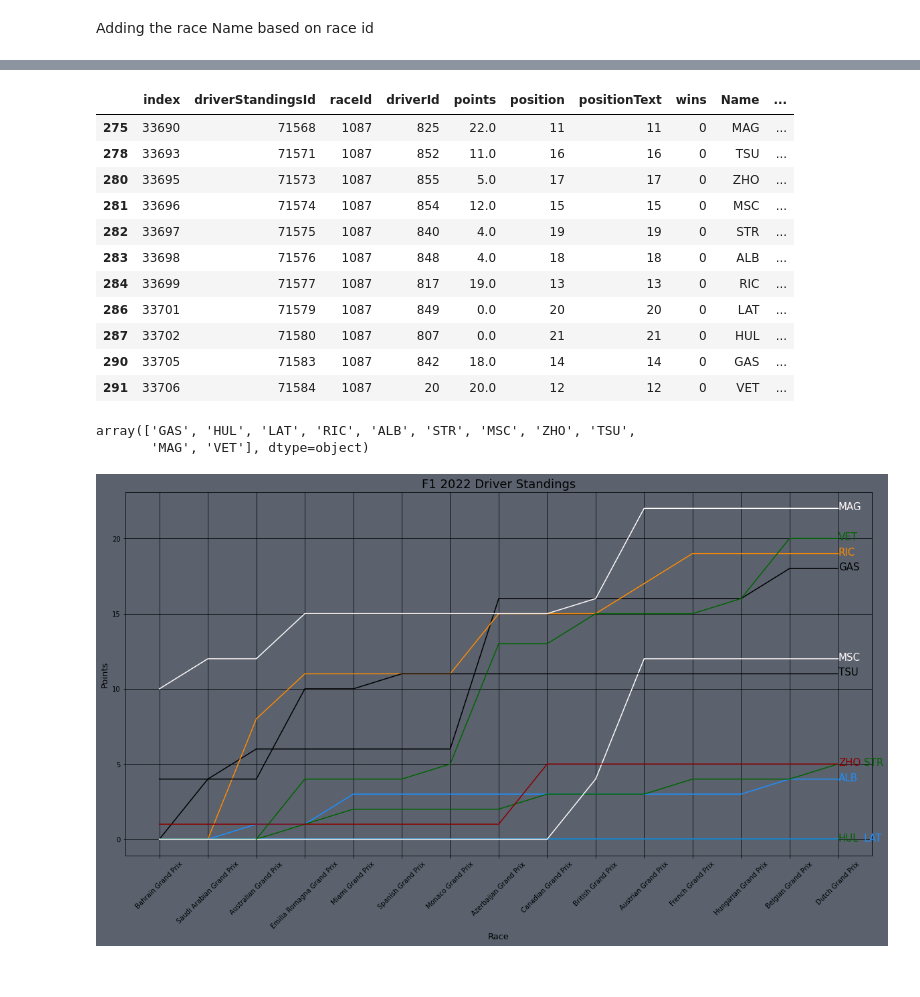
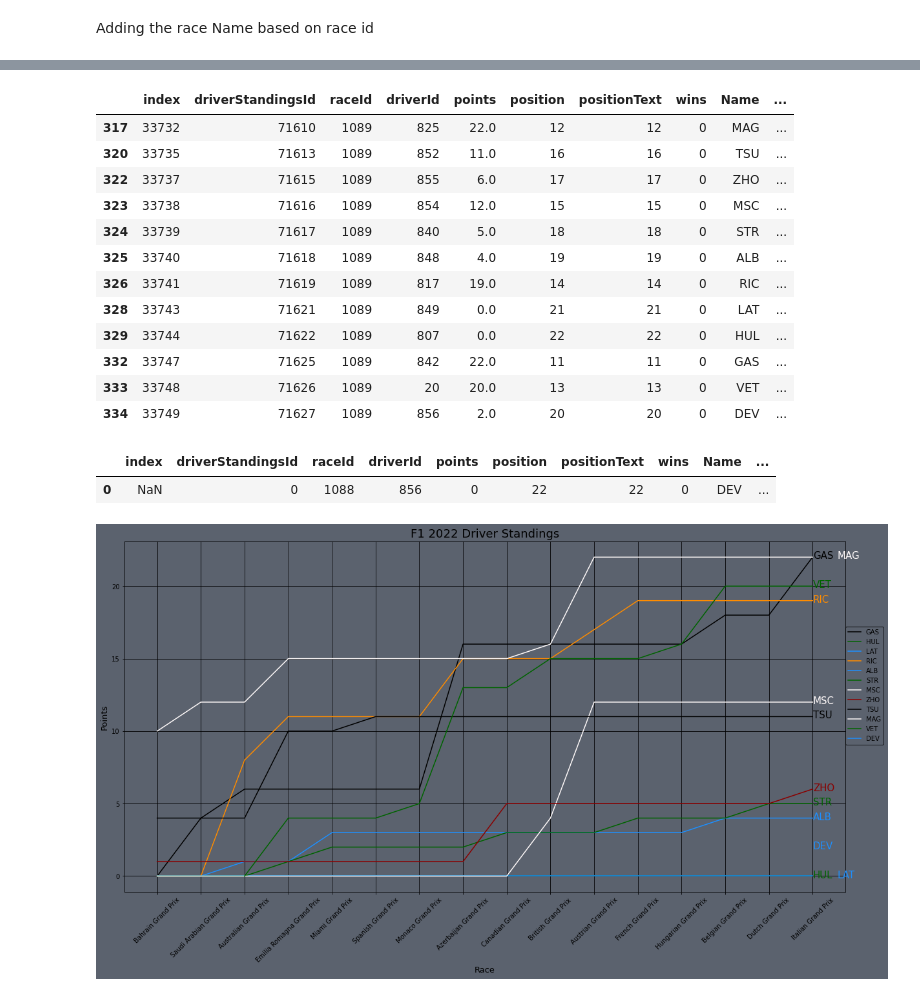
Before and after one commit to SpencerReno/Formula_one, a Jupyter notebook: 2022_season/Driver_Champ.ipynb, the cells around one changed output, grey strips where cells are left out. Saved outputs shown, nothing was run; the diff lists cells and outputs as text; code cells hidden in the pictures.

Commit message:
Driver Champs

```diff
--- a/2022_season/Driver_Champ.ipynb
+++ b/2022_season/Driver_Champ.ipynb
@@ -192,33 +211,49 @@ plt.show()
 # %%
-driverids = driver_standings[(driver_standings['raceId'] == 1087) & (driver_standings['points'] <= 35)]['driverId']
+driverids = driver_standings[(driver_standings['raceId'] == last_most_race) & (driver_standings['points'] <= 35)]['driverId']
 # %%
 driver_standings2 = driver_standings[driver_standings['driverId'].isin(driverids)]
 # %%
-driver_standings2[driver_standings2['raceId'] == 1087]
+driver_standings2[driver_standings2['raceId'] == last_most_race]
 # %% [output]
 |  | index | driverStandingsId | raceId | driverId | points | position | positionText | wins | Name | ... |
-| 275 | 33690 | 71568 | 1087 | 825 | 22.0 | 11 | 11 | 0 | MAG | ... |
-| 278 | 33693 | 71571 | 1087 | 852 | 11.0 | 16 | 16 | 0 | TSU | ... |
-| 280 | 33695 | 71573 | 1087 | 855 | 5.0 | 17 | 17 | 0 | ZHO | ... |
-| 281 | 33696 | 71574 | 1087 | 854 | 12.0 | 15 | 15 | 0 | MSC | ... |
-| 282 | 33697 | 71575 | 1087 | 840 | 4.0 | 19 | 19 | 0 | STR | ... |
-| 283 | 33698 | 71576 | 1087 | 848 | 4.0 | 18 | 18 | 0 | ALB | ... |
-| 284 | 33699 | 71577 | 1087 | 817 | 19.0 | 13 | 13 | 0 | RIC | ... |
-| 286 | 33701 | 71579 | 1087 | 849 | 0.0 | 20 | 20 | 0 | LAT | ... |
-| 287 | 33702 | 71580 | 1087 | 807 | 0.0 | 21 | 21 | 0 | HUL | ... |
-| 290 | 33705 | 71583 | 1087 | 842 | 18.0 | 14 | 14 | 0 | GAS | ... |
-| 291 | 33706 | 71584 | 1087 | 20 | 20.0 | 12 | 12 | 0 | VET | ... |
+| 317 | 33732 | 71610 | 1089 | 825 | 22.0 | 12 | 12 | 0 | MAG | ... |
+| 320 | 33735 | 71613 | 1089 | 852 | 11.0 | 16 | 16 | 0 | TSU | ... |
+| 322 | 33737 | 71615 | 1089 | 855 | 6.0 | 17 | 17 | 0 | ZHO | ... |
+| 323 | 33738 | 71616 | 1089 | 854 | 12.0 | 15 | 15 | 0 | MSC | ... |
+| 324 | 33739 | 71617 | 1089 | 840 | 5.0 | 18 | 18 | 0 | STR | ... |
+| 325 | 33740 | 71618 | 1089 | 848 | 4.0 | 19 | 19 | 0 | ALB | ... |
+| 326 | 33741 | 71619 | 1089 | 817 | 19.0 | 14 | 14 | 0 | RIC | ... |
+| 328 | 33743 | 71621 | 1089 | 849 | 0.0 | 21 | 21 | 0 | LAT | ... |
+| 329 | 33744 | 71622 | 1089 | 807 | 0.0 | 22 | 22 | 0 | HUL | ... |
+| 332 | 33747 | 71625 | 1089 | 842 | 22.0 | 11 | 11 | 0 | GAS | ... |
+| 333 | 33748 | 71626 | 1089 | 20 | 20.0 | 13 | 13 | 0 | VET | ... |
+| 334 | 33749 | 71627 | 1089 | 856 | 2.0 | 20 | 20 | 0 | DEV | ... |
-# %%
-driver_standings2['Name'].unique()
-# %% [output]
-array(['GAS', 'HUL', 'LAT', 'RIC', 'ALB', 'STR', 'MSC', 'ZHO', 'TSU',
-       'MAG', 'VET'], dtype=object)
+# %%
+dev_add = {
+    'driverStandingsId' : 00000,
+    'raceId' : 1088,
+    'driverId': 856,
+    'points':0,
+    'position':22,
+    'positionText' : '22',
+    'wins' : 0,
+    'Name'	: 'DEV',
+    'Race Name' : 'Dutch Grand Prix',
+    'Team': 'dodgerblue'}
+# %%
+blank = pd.DataFrame(columns=driver_standings2.columns[0:])
+blank.append(dev_add,ignore_index=True)
+# %% [output]
+|  | index | driverStandingsId | raceId | driverId | points | position | positionText | wins | Name | ... |
+| 0 | NaN | 0 | 1088 | 856 | 0 | 22 | 22 | 0 | DEV | ... |
+# %%
+driver_standings2 = blank.append(driver_standings2, ignore_index=True)
 # %%
 
 fig =  plt.figure( figsize=(20,10))
 
 colors=['black', 'darkgreen', 'dodgerblue','darkorange', 'dodgerblue','darkgreen','snow',
-'darkred','black','snow','darkgreen']
+'darkred','black','snow','darkgreen','dodgerblue']
 
 ax = sns.lineplot(driver_standings2['Race Name'], driver_standings2['points'],palette=colors,hue=driver_standings2['Name'], markers='o')
 
@@ -237,35 +272,39 @@ frame.set_edgecolor('black')
 plt.title('F1 2022 Driver Standings', fontsize=18)
 plt.ylabel('Points', fontsize=13)
 plt.xlabel('Race', fontsize=13)
 
 
 
 
 x = 0
 for line, name in zip(ax.lines, driver_standings2['Name']):
+    #print(name)
     if name=='MAG' and x >9:
         name='VET'
+
+    if name=='TSU' and x >10:
+        name='DEV'
 
     y = line.get_ydata()[-1]
     if name == 'LAT':
         ax.annotate(name, xy=(1,y), xytext=(-12,2), color=line.get_color(),
                 xycoords = ax.get_yaxis_transform(), textcoords="offset points",
                 size=15, va="center")
-    if name == 'STR':
+    if name == 'MAG':
         ax.annotate(name, xy=(1,y), xytext=(-12,2), color=line.get_color(),
                 xycoords = ax.get_yaxis_transform(), textcoords="offset points",
                 size=15, va="center")
-    if name != 'LAT' and name != 'STR':
+    if name != 'LAT' and name != 'MAG':
         ax.annotate(name, xy=(1,y), xytext=(-50,2), color=line.get_color(),
                 xycoords = ax.get_yaxis_transform(), textcoords="offset points",
                 size=15, va="center")
 
     x+=1
-    if x >= 11:
+    if x >= 12:
         break
 
-plt.legend().set_visible(False)
+#plt.legend().set_visible(False)
 plt.grid(color ='black')
 plt.show()
 # %% [output]
-[figure, old version]
+[figure, new version]
```
Also changed, not shown: parts of 9 cells of this notebook.
